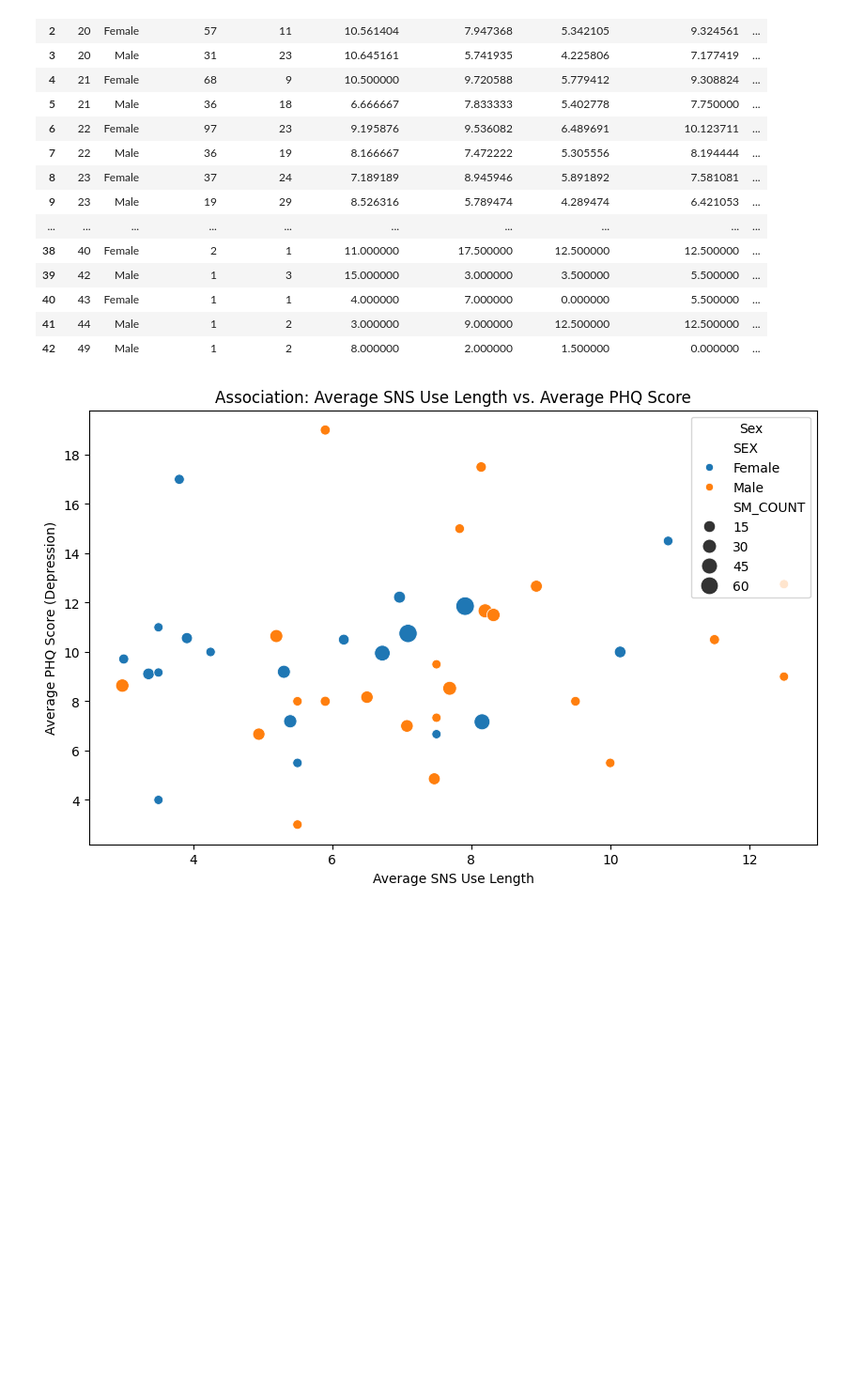
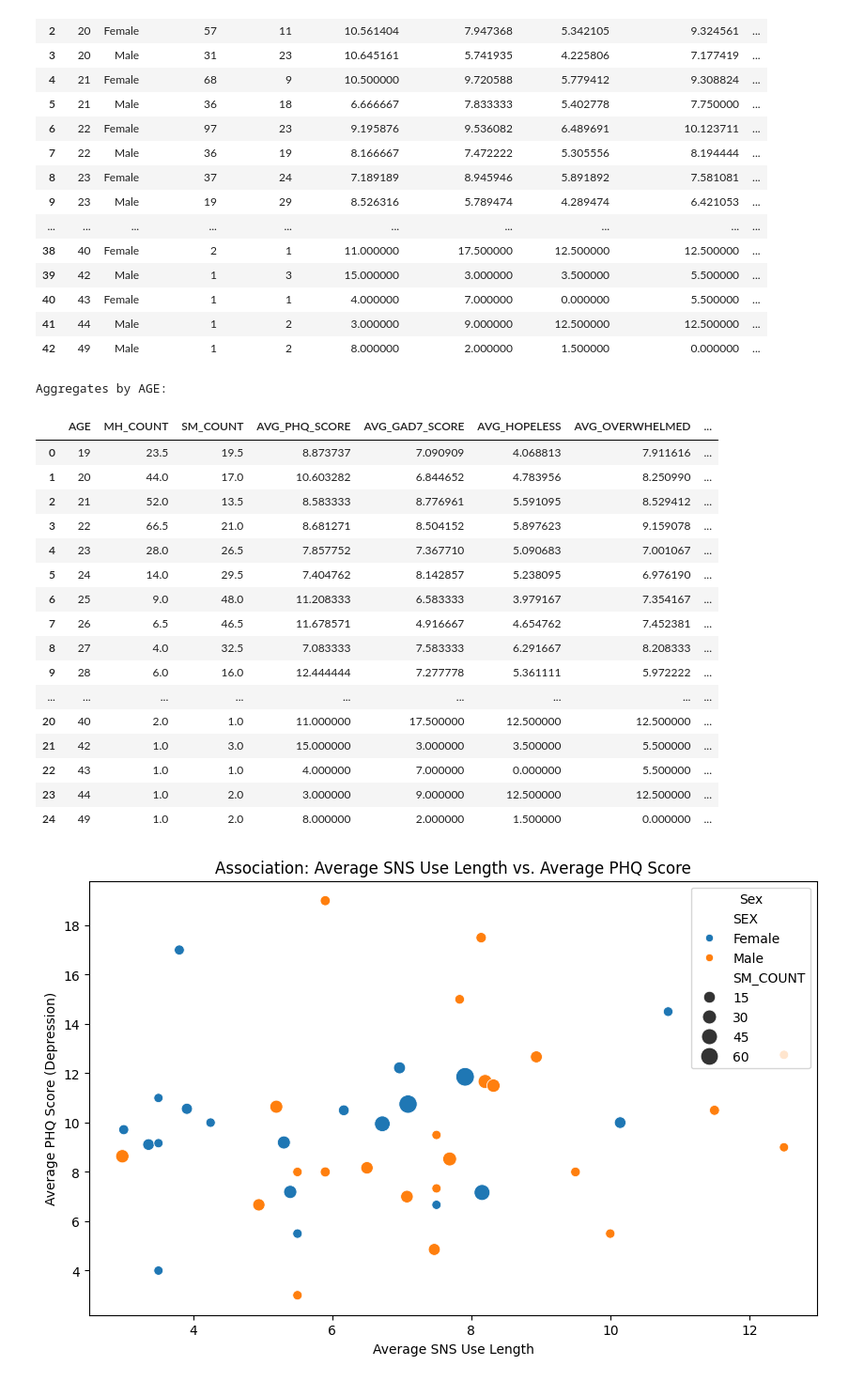
Before and after one commit to hirnas/cpsc368tp, a Jupyter notebook: code/sql-querying.ipynb, the cells around one changed output. Shown: that part at 94% size. Saved outputs shown, nothing was run; the diff lists cells and outputs as text; code cells hidden in the pictures; blank space fills up the shorter version.

Commit message:
age/sex aggregates

```diff
--- a/code/sql-querying.ipynb
+++ b/code/sql-querying.ipynb
@@ -233,3 +233,26 @@ aggregate_query_df
 | 40 | 43 | Female | 1 | 1 | 4.000000 | 7.000000 | 0.000000 | 5.500000 | ... |
 | 41 | 44 | Male | 1 | 2 | 3.000000 | 9.000000 | 12.500000 | 12.500000 | ... |
 | 42 | 49 | Male | 1 | 2 | 8.000000 | 2.000000 | 1.500000 | 0.000000 | ... |
+# %%
+group_by_age = aggregate_query_df.groupby("AGE").mean(numeric_only=True).reset_index()
+print("Aggregates by AGE:")
+group_by_age
+# %% [output]
+Aggregates by AGE:
+|  | AGE | MH_COUNT | SM_COUNT | AVG_PHQ_SCORE | AVG_GAD7_SCORE | AVG_HOPELESS | AVG_OVERWHELMED | ... |
+| 0 | 19 | 23.5 | 19.5 | 8.873737 | 7.090909 | 4.068813 | 7.911616 | ... |
+| 1 | 20 | 44.0 | 17.0 | 10.603282 | 6.844652 | 4.783956 | 8.250990 | ... |
+| 2 | 21 | 52.0 | 13.5 | 8.583333 | 8.776961 | 5.591095 | 8.529412 | ... |
+| 3 | 22 | 66.5 | 21.0 | 8.681271 | 8.504152 | 5.897623 | 9.159078 | ... |
+| 4 | 23 | 28.0 | 26.5 | 7.857752 | 7.367710 | 5.090683 | 7.001067 | ... |
+| 5 | 24 | 14.0 | 29.5 | 7.404762 | 8.142857 | 5.238095 | 6.976190 | ... |
+| 6 | 25 | 9.0 | 48.0 | 11.208333 | 6.583333 | 3.979167 | 7.354167 | ... |
+| 7 | 26 | 6.5 | 46.5 | 11.678571 | 4.916667 | 4.654762 | 7.452381 | ... |
+| 8 | 27 | 4.0 | 32.5 | 7.083333 | 7.583333 | 6.291667 | 8.208333 | ... |
+| 9 | 28 | 6.0 | 16.0 | 12.444444 | 7.277778 | 5.361111 | 5.972222 | ... |
+| ... | ... | ... | ... | ... | ... | ... | ... | ... |
+| 20 | 40 | 2.0 | 1.0 | 11.000000 | 17.500000 | 12.500000 | 12.500000 | ... |
+| 21 | 42 | 1.0 | 3.0 | 15.000000 | 3.000000 | 3.500000 | 5.500000 | ... |
+| 22 | 43 | 1.0 | 1.0 | 4.000000 | 7.000000 | 0.000000 | 5.500000 | ... |
+| 23 | 44 | 1.0 | 2.0 | 3.000000 | 9.000000 | 12.500000 | 12.500000 | ... |
+| 24 | 49 | 1.0 | 2.0 | 8.000000 | 2.000000 | 1.500000 | 0.000000 | ... |
```
Also changed, not shown: parts of 1 cell of this notebook.
